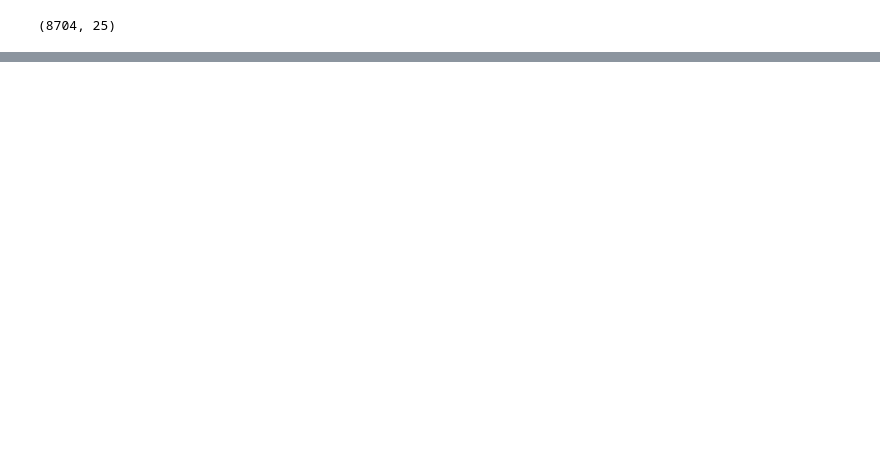
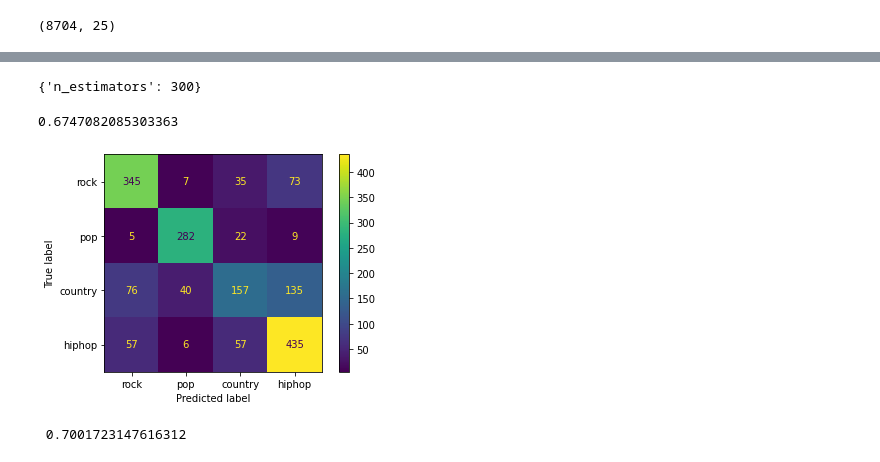
Before and after one commit to idanrk/Genre_Prediction_Data_Science, a Jupyter notebook: ML.ipynb, the cells around one changed output, grey strips where cells are left out. Drawn from its saved outputs; the diff is of its cells as text; code cells hidden in the pictures; blank space fills up the shorter version.

```diff
--- a/ML.ipynb
+++ b/ML.ipynb
@@ -222,0 +138,26 @@ plt.show()
+# %%
+#Random Forest Granted the best accuarcy. Let's find the best features via GridSearch
+parameters = {'n_estimators':range(50,550,50)}
+rd=RandomForestClassifier()
+gs = GridSearchCV(rd,parameters)
+gs.fit(X_train,y_train)
+gs.best_params_
+# %% [output]
+{'n_estimators': 300}
+# %%
+gs.best_score_
+# %% [output]
+0.6747082085303363
+# %%
+rd=RandomForestClassifier(**gs.best_params_)
+rd.fit(X_train,y_train)
+y_predicted=rd.predict(X_test)
+score=accuracy_score(y_true=y_test,y_pred=y_predicted)
+cm=confusion_matrix(y_true=y_test,y_pred=y_predicted)
+disp=ConfusionMatrixDisplay(confusion_matrix=cm,display_labels=["rock","pop","country","hiphop"])
+disp.plot(include_values=True)
+plt.show()
+print('\n',score)
+# %% [output]
+[figure, added]
+ 0.7001723147616312
```
Also changed, not shown: parts of 13 cells of this notebook, 5 other files.
